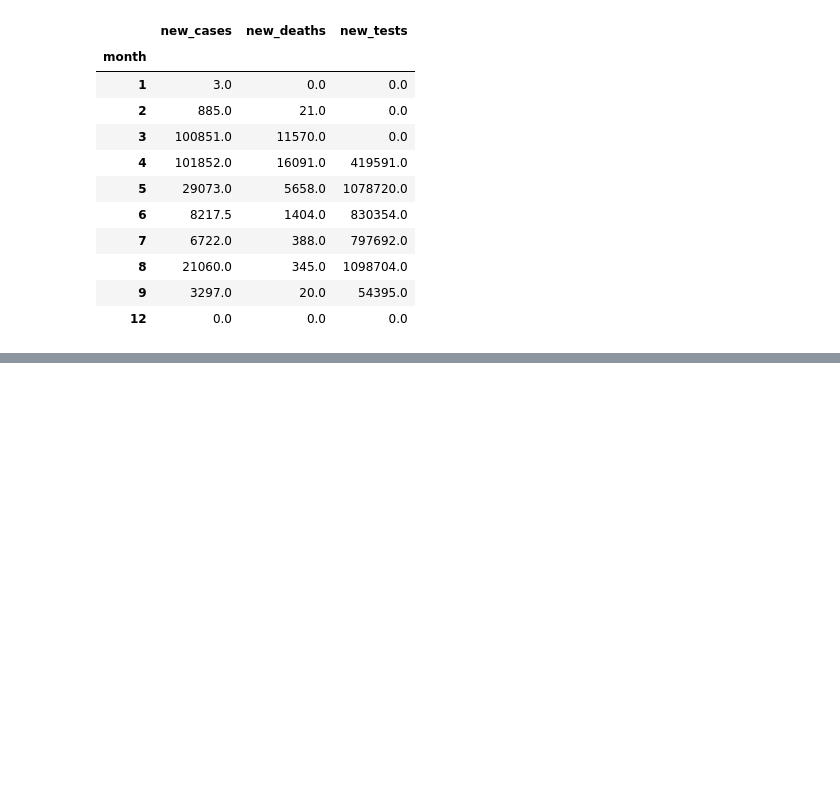
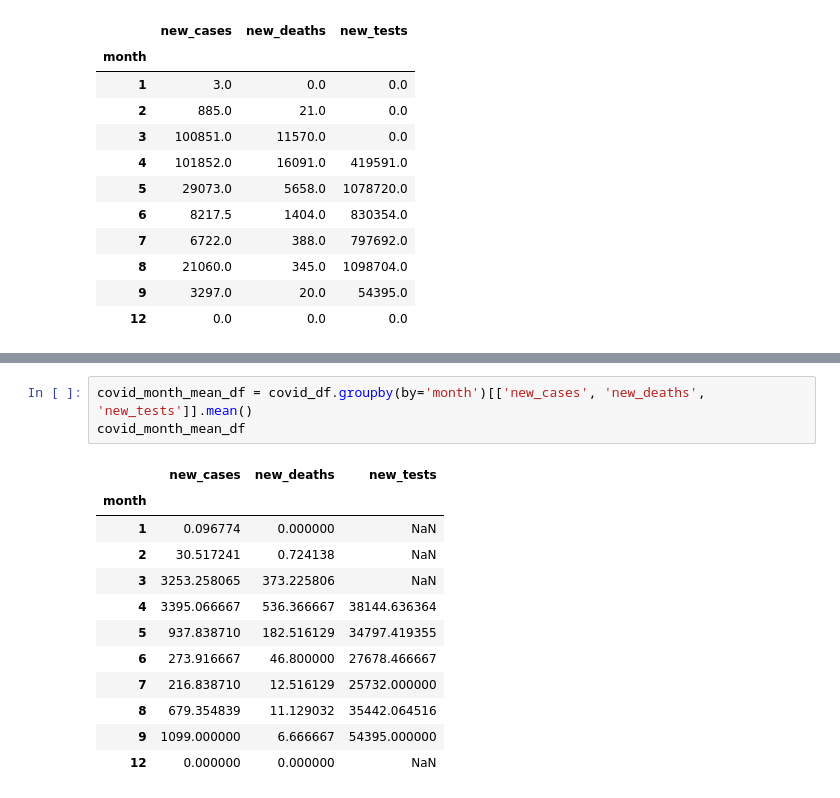
Before and after one commit to dajebbar/Jovian_Data_Analysis_with_python, a Jupyter notebook: Lesson_4_Analyzing_Tabular_Data_with_Pandas/analyzing tabular with pandas.ipynb, the cells around one changed output, grey strips where cells are left out. Cells and saved outputs as stored; diff of their text form; blank space fills up the shorter version.

Commit message:
groupby

```diff
--- a/Lesson_4_Analyzing_Tabular_Data_with_Pandas/analyzing tabular with pandas.ipynb
+++ b/Lesson_4_Analyzing_Tabular_Data_with_Pandas/analyzing tabular with pandas.ipynb
@@ -485,0 +490,16 @@ covid_month_df
+# %%
+covid_month_mean_df = covid_df.groupby(by='month')[['new_cases', 'new_deaths', 'new_tests']].mean()
+covid_month_mean_df
+# %% [output]
+|  | new_cases | new_deaths | new_tests |
+| month |  |  |  |
+| 1 | 0.096774 | 0.000000 | NaN |
+| 2 | 30.517241 | 0.724138 | NaN |
+| 3 | 3253.258065 | 373.225806 | NaN |
+| 4 | 3395.066667 | 536.366667 | 38144.636364 |
+| 5 | 937.838710 | 182.516129 | 34797.419355 |
+| 6 | 273.916667 | 46.800000 | 27678.466667 |
+| 7 | 216.838710 | 12.516129 | 25732.000000 |
+| 8 | 679.354839 | 11.129032 | 35442.064516 |
+| 9 | 1099.000000 | 6.666667 | 54395.000000 |
+| 12 | 0.000000 | 0.000000 | NaN |
```
Also changed, not shown: parts of 1 cell of this notebook.
